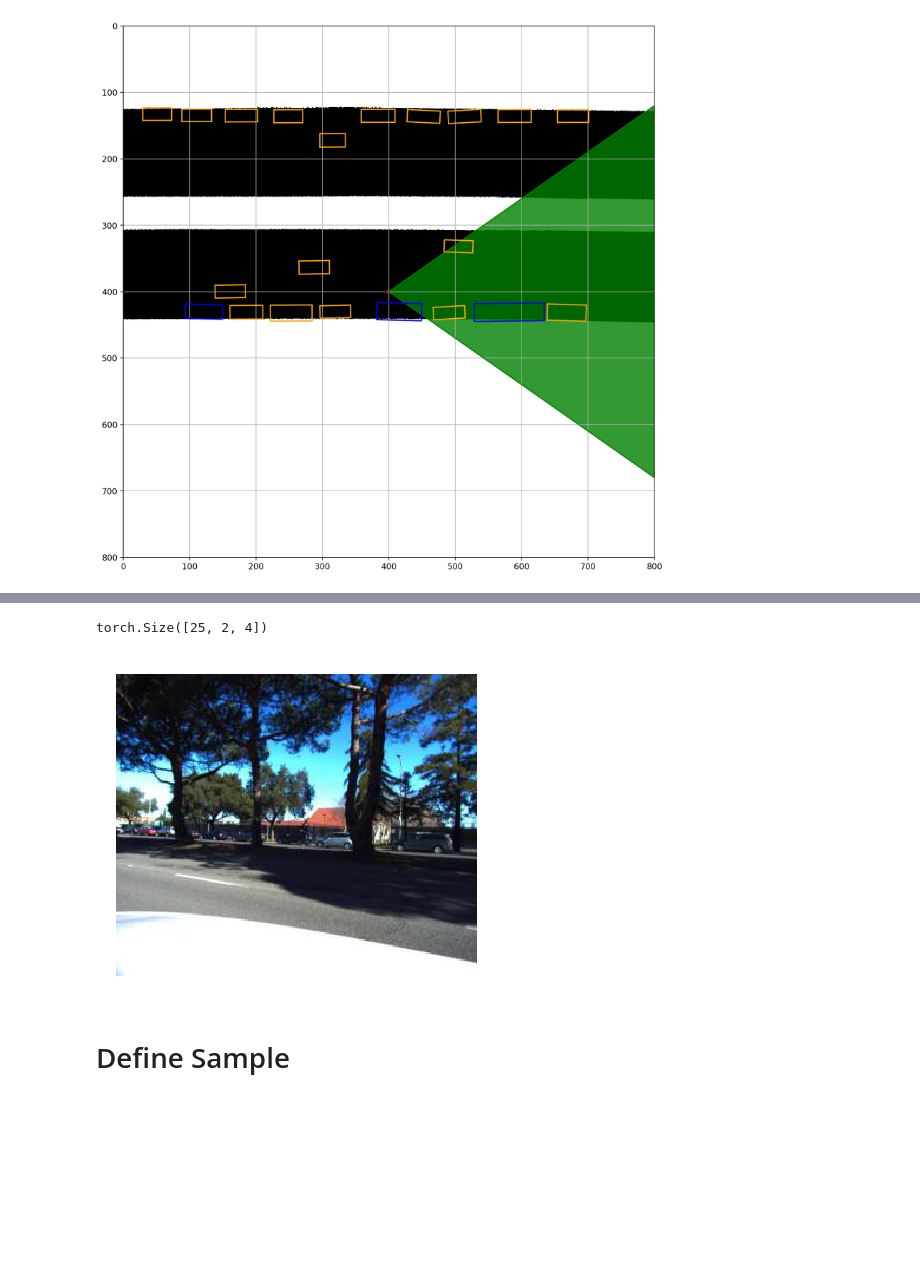
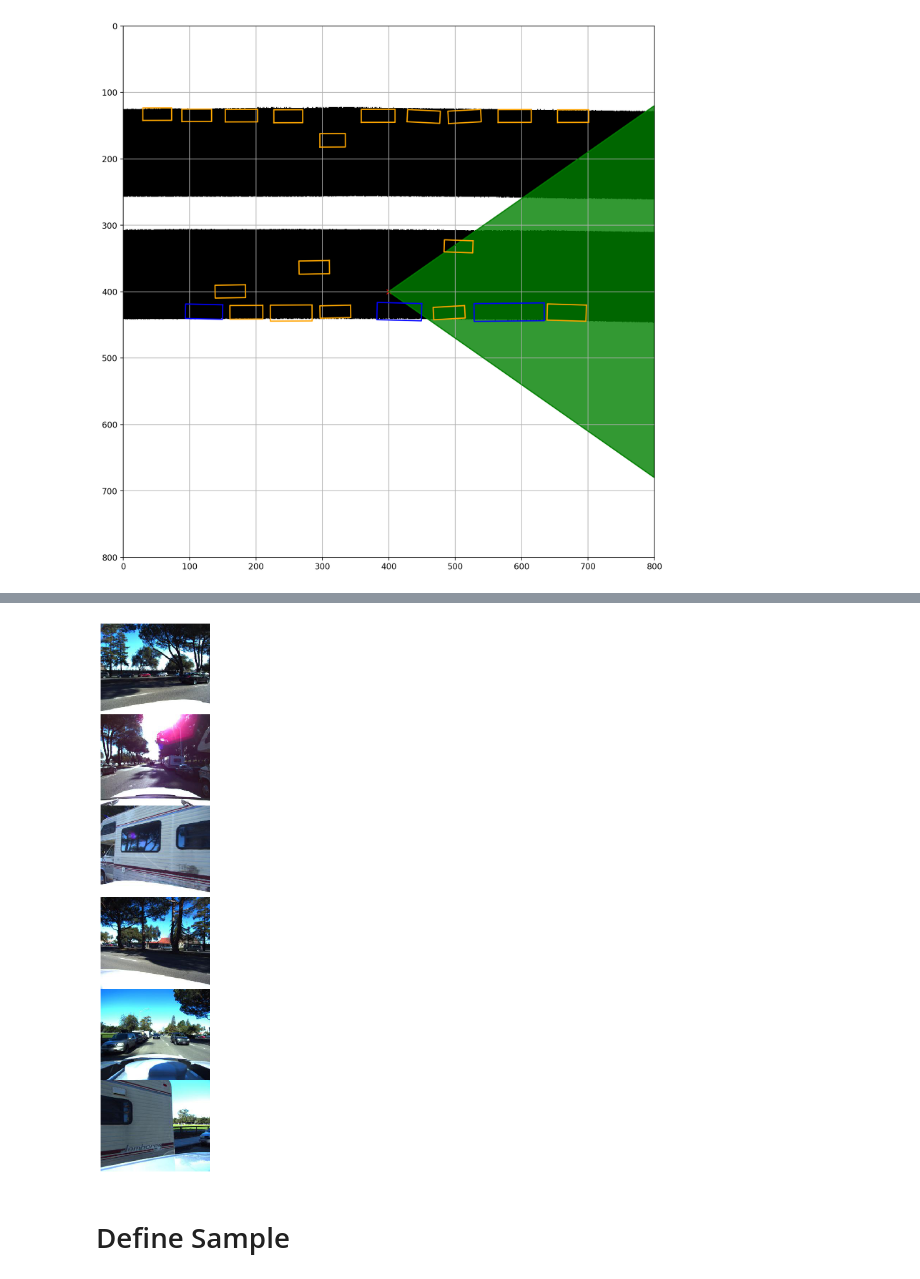
Before and after one commit to jingqian95/DeepLearning2020, a Jupyter notebook: code/random works.ipynb, the cells around one changed output, grey strips where cells are left out. Saved outputs shown, nothing was run; the diff lists cells and outputs as text; code cells hidden in the pictures; blank space fills up the shorter version.

```diff
--- a/code/random works.ipynb
+++ b/code/random works.ipynb
@@ -111,7 +75,7 @@ labeled_trainset = LabeledDataset(image_folder=image_folder,
                                   transform=transform,
                                   extra_info=True
                                  )
-trainloader = torch.utils.data.DataLoader(labeled_trainset, batch_size=126, shuffle=False, num_workers=2, collate_fn=collate_fn)
+trainloader = torch.utils.data.DataLoader(labeled_trainset, batch_size=2, shuffle=True, num_workers=2, collate_fn=collate_fn)
 # %%
-sample, target, road_image, extra = iter(trainloader).next()
+sample_cat, sample, target, road_image, extra = iter(trainloader).next()
 # %%
@@ -193,4 +123,0 @@ ax.grid()
-# %%
-target[2]['bounding_box'].shape
-# %% [output]
-torch.Size([25, 2, 4])
@@ -208,9 +124,9 @@ torch.Size([25, 2, 4])
 # %%
-plt.figure(figsize=(3,2))
-plt.imshow(torchvision.utils.make_grid(torch.stack(sample)[0][3], nrow=3).numpy().transpose(1, 2, 0))
+plt.figure(figsize=(3,18))
+plt.imshow(torchvision.utils.make_grid(torch.stack(sample_cat)[0], nrow=3).numpy().transpose(1, 2, 0))
 plt.axis('off');
 # %% [output]
-[figure, old version]
+[figure, new version]
 # %% [markdown]
 # Define Sample
 # %%
```
Also changed, not shown: parts of 35 cells of this notebook, 4 other files.
